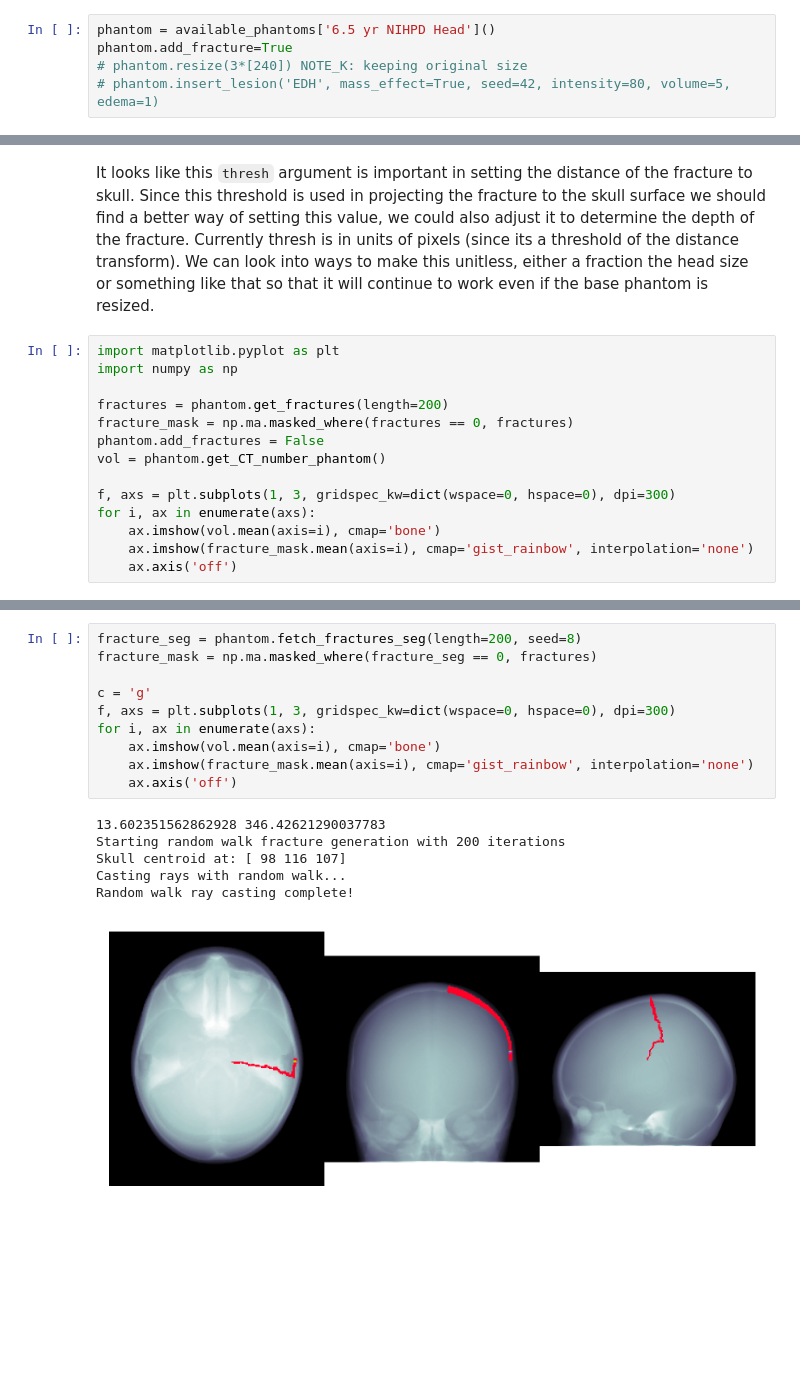
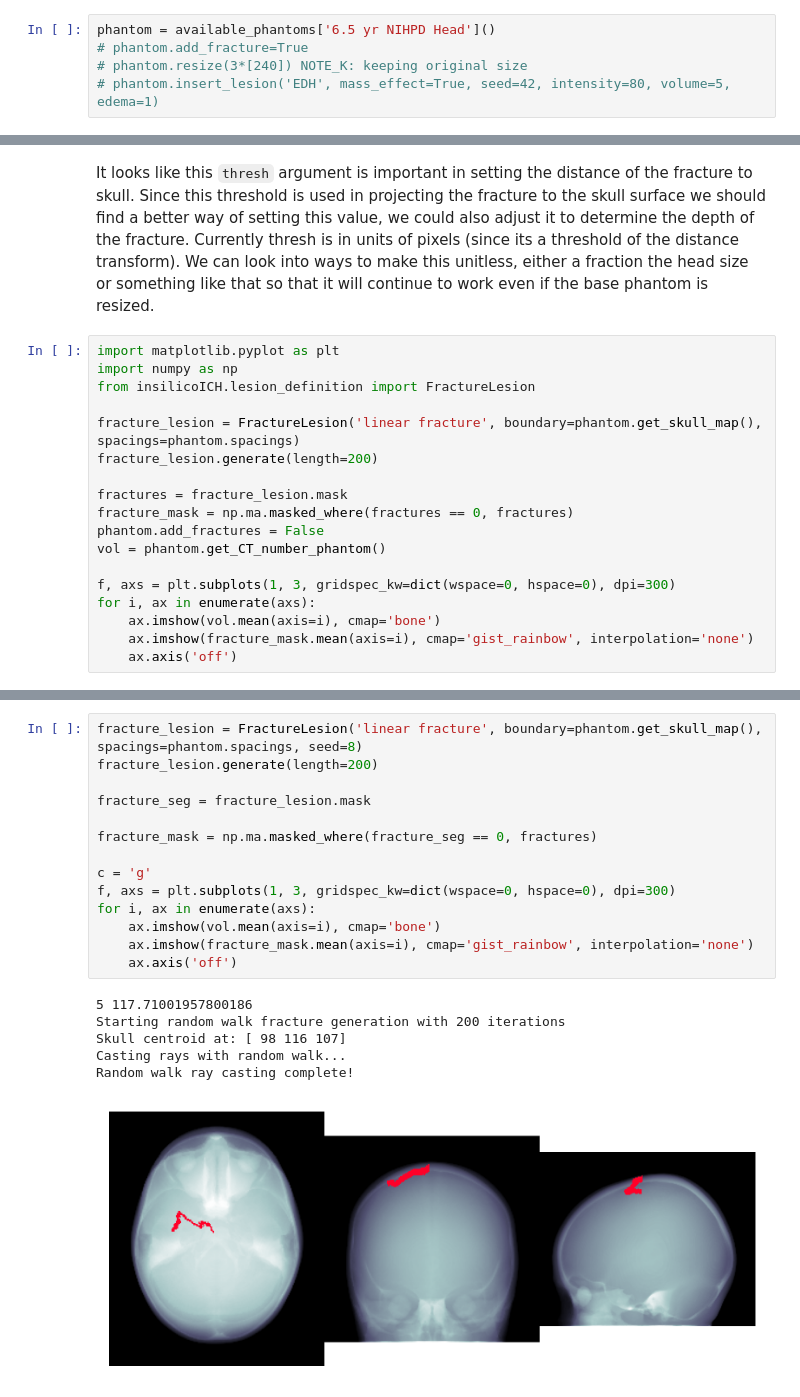
Before and after one commit to DIDSR/InSilicoICH, a Jupyter notebook: notebooks/01_fracture.ipynb, the cells around one changed output, grey strips where cells are left out. Saved outputs shown, nothing was run; the diff lists cells and outputs as text; blank space fills up the shorter version.

```diff
--- a/notebooks/01_fracture.ipynb
+++ b/notebooks/01_fracture.ipynb
@@ -40,5 +45,5 @@ available_phantoms
 # %%
 phantom = available_phantoms['6.5 yr NIHPD Head']()
-phantom.add_fracture=True
+# phantom.add_fracture=True
 # phantom.resize(3*[240]) NOTE_K: keeping original size
 # phantom.insert_lesion('EDH', mass_effect=True, seed=42, intensity=80, volume=5, edema=1)
@@ -59,8 +54,12 @@ It looks like this `thresh` argument is important in setting the distance of the
 # %%
 import matplotlib.pyplot as plt
 import numpy as np
+from insilicoICH.lesion_definition import FractureLesion
 
-fractures = phantom.get_fractures(length=200)
+fracture_lesion = FractureLesion('linear fracture', boundary=phantom.get_skull_map(), spacings=phantom.spacings)
+fracture_lesion.generate(length=200)
+
+fractures = fracture_lesion.mask
 fracture_mask = np.ma.masked_where(fractures == 0, fractures)
 phantom.add_fractures = False
 vol = phantom.get_CT_number_phantom()
@@ -96,17 +95,21 @@ ax.imshow(fracture_mask[z_slice], cmap='gist_rainbow', interpolation='none', alp
 # %%
-fracture_seg = phantom.fetch_fractures_seg(length=200, seed=8)
+fracture_lesion = FractureLesion('linear fracture', boundary=phantom.get_skull_map(), spacings=phantom.spacings, seed=8)
+fracture_lesion.generate(length=200)
+
+fracture_seg = fracture_lesion.mask
+
 fracture_mask = np.ma.masked_where(fracture_seg == 0, fractures)
 
 c = 'g'
 f, axs = plt.subplots(1, 3, gridspec_kw=dict(wspace=0, hspace=0), dpi=300)
 for i, ax in enumerate(axs):
     ax.imshow(vol.mean(axis=i), cmap='bone')
     ax.imshow(fracture_mask.mean(axis=i), cmap='gist_rainbow', interpolation='none')
     ax.axis('off')
 # %% [output]
-13.602351562862928 346.42621290037783
+5 117.71001957800186
 Starting random walk fracture generation with 200 iterations
 Skull centroid at: [ 98 116 107]
 Casting rays with random walk...
 Random walk ray casting complete!
-[figure, old version]
+[figure, new version]
```
Also changed, not shown: parts of 7 cells of this notebook, 6 other files.
